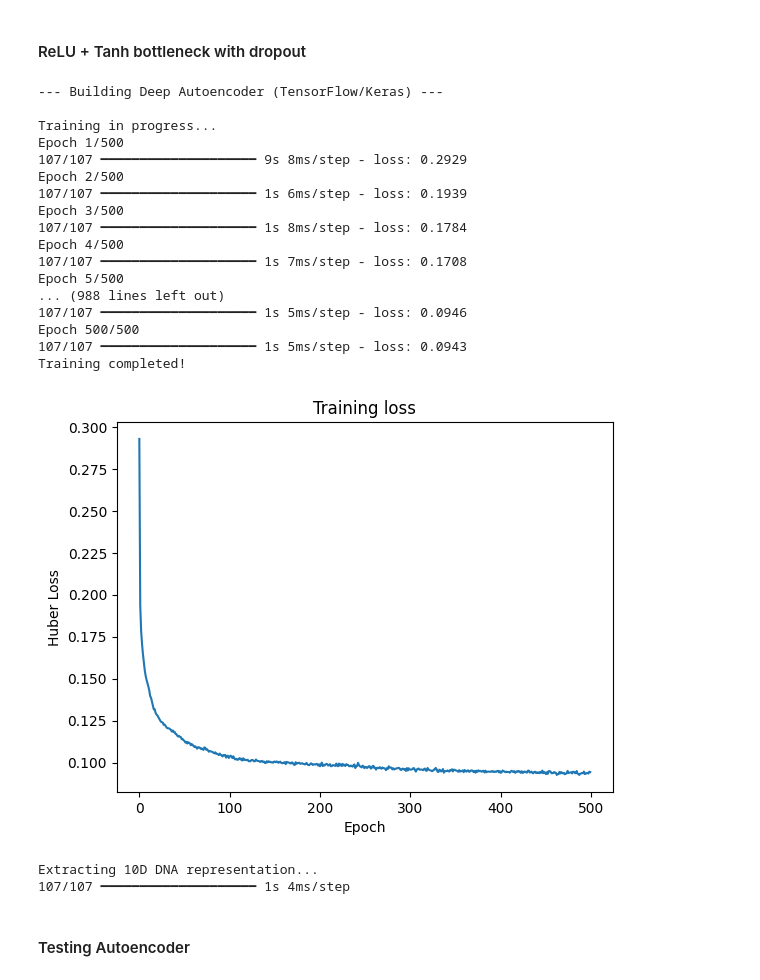
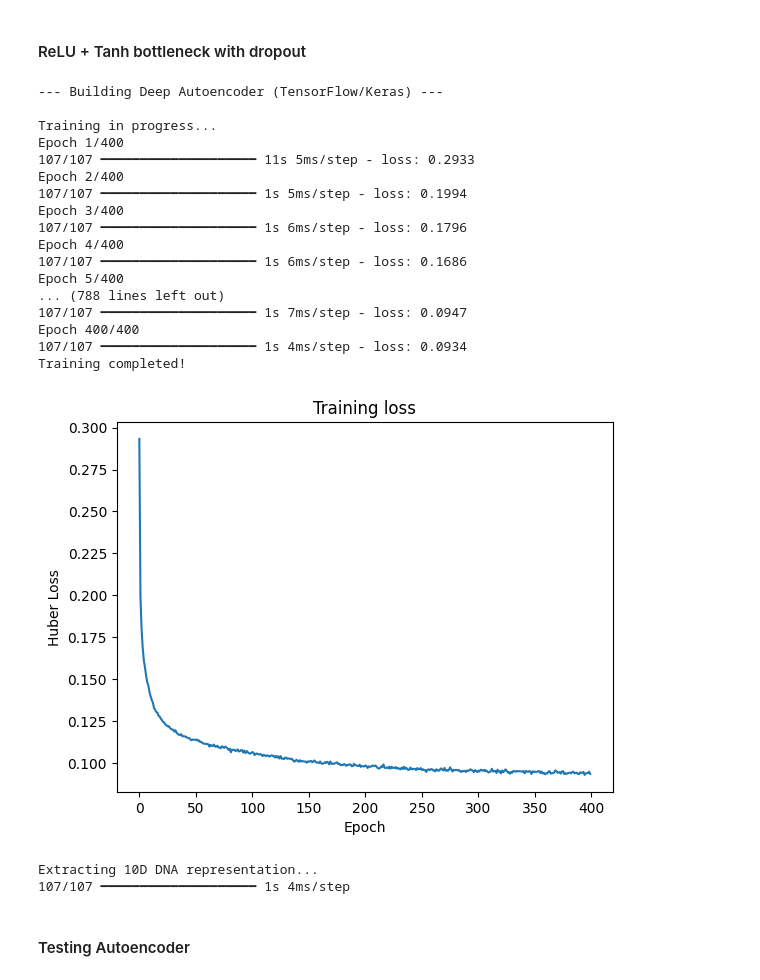
Before and after one commit to andreamurari/DataDriven_Soccer_Scouting, a Jupyter notebook: DataDriven_Soccer_Scouting.ipynb, the cells around one changed output. Cells and saved outputs as stored; diff of their text form; code cells hidden in the pictures.

```diff
--- a/DataDriven_Soccer_Scouting.ipynb
+++ b/DataDriven_Soccer_Scouting.ipynb
@@ -427,7 +370,7 @@ autoencoder = models.Model(inputs=input_layer, outputs=output_layer)
 autoencoder.compile(optimizer='adam', loss='huber')
 
 print("\nTraining in progress...")
-autoencoder.fit(X_scaled, X_scaled, epochs=300, batch_size=32, verbose=1)
+autoencoder.fit(X_scaled, X_scaled, epochs=200, batch_size=32, verbose=1)
 print("Training completed!")
 
 plot_loss = autoencoder.history.history['loss']
@@ -590,7 +514,7 @@ autoencoder = models.Model(inputs=input_layer, outputs=output_layer)
 autoencoder.compile(optimizer='adam', loss='huber')
 
 print("\nTraining in progress...")
-autoencoder.fit(X_scaled, X_scaled, epochs=500, batch_size=32, verbose=1)
+autoencoder.fit(X_scaled, X_scaled, epochs=400, batch_size=32, verbose=1)
 print("Training completed!")
 
 plot_loss = autoencoder.history.history['loss']
@@ -671,49 +595,49 @@ autoencoder = models.Model(inputs=input_layer, outputs=output_layer)
 autoencoder.compile(optimizer='adam', loss='huber')
 
 print("\nTraining in progress...")
-autoencoder.fit(X_scaled, X_scaled, epochs=500, batch_size=32, verbose=1)
+autoencoder.fit(X_scaled, X_scaled, epochs=400, batch_size=32, verbose=1)
 print("Training completed!")
 
 plot_loss = autoencoder.history.history['loss']
 plt.plot(plot_loss)
 plt.title('Training loss')
 plt.xlabel('Epoch')
 plt.ylabel('Huber Loss')
 plt.show()
 
 # ==========================================
 # 3. LATENT SPACE EXTRACTION
 # ==========================================
 print("\nExtracting 10D DNA representation...")
 
 encoder = models.Model(inputs=input_layer, outputs=bottleneck_layer)
 bottleneck = encoder.predict(X_scaled)
 
 # Save reusable encoder for web app inference
 #encoder.save("saved_models/encoder_relu_tanh_btn.keras")
 
 ae_columns = [f'AE_{i+1}' for i in range(10)]
 df_ae_relu_tanh_btn = pd.DataFrame(bottleneck, columns=ae_columns)
 df_latent_ae_relu_tanh_btn = pd.concat([df_info_reset, df_ae_relu_tanh_btn], axis=1)
 # %% [output]
 --- Building Deep Autoencoder (TensorFlow/Keras) ---
 
 Training in progress...
-Epoch 1/500
-107/107 ━━━━━━━━━━━━━━━━━━━━ 9s 8ms/step - loss: 0.2929
-Epoch 2/500
-107/107 ━━━━━━━━━━━━━━━━━━━━ 1s 6ms/step - loss: 0.1939
-Epoch 3/500
-107/107 ━━━━━━━━━━━━━━━━━━━━ 1s 8ms/step - loss: 0.1784
-Epoch 4/500
-107/107 ━━━━━━━━━━━━━━━━━━━━ 1s 7ms/step - loss: 0.1708
-Epoch 5/500
-... (988 lines left out)
-107/107 ━━━━━━━━━━━━━━━━━━━━ 1s 5ms/step - loss: 0.0946
-Epoch 500/500
-107/107 ━━━━━━━━━━━━━━━━━━━━ 1s 5ms/step - loss: 0.0943
+Epoch 1/400
+107/107 ━━━━━━━━━━━━━━━━━━━━ 11s 5ms/step - loss: 0.2933
+Epoch 2/400
+107/107 ━━━━━━━━━━━━━━━━━━━━ 1s 5ms/step - loss: 0.1994
+Epoch 3/400
+107/107 ━━━━━━━━━━━━━━━━━━━━ 1s 6ms/step - loss: 0.1796
+Epoch 4/400
+107/107 ━━━━━━━━━━━━━━━━━━━━ 1s 6ms/step - loss: 0.1686
+Epoch 5/400
+... (788 lines left out)
+107/107 ━━━━━━━━━━━━━━━━━━━━ 1s 7ms/step - loss: 0.0947
+Epoch 400/400
+107/107 ━━━━━━━━━━━━━━━━━━━━ 1s 4ms/step - loss: 0.0934
 Training completed!
-[figure, old version]
+[figure, new version]
 Extracting 10D DNA representation...
 107/107 ━━━━━━━━━━━━━━━━━━━━ 1s 4ms/step
 # %% [markdown]
```
Also changed, not shown: parts of 10 cells of this notebook, 4 other files.
